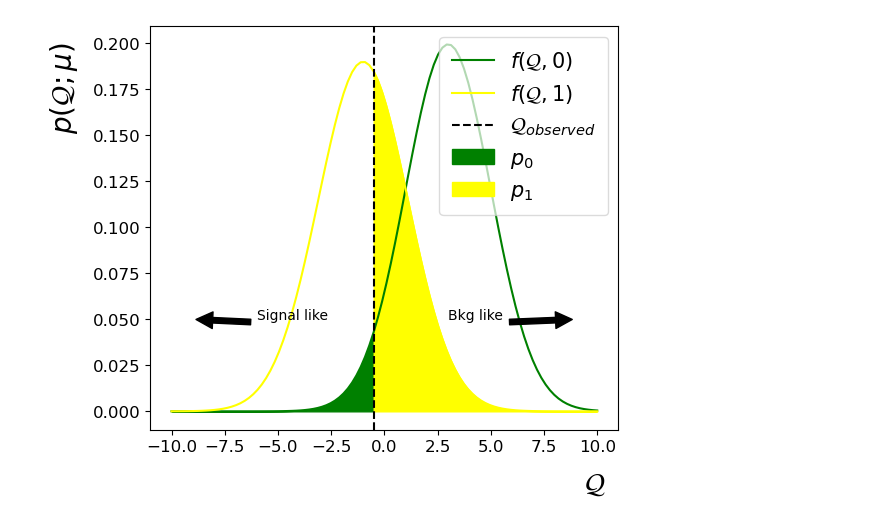
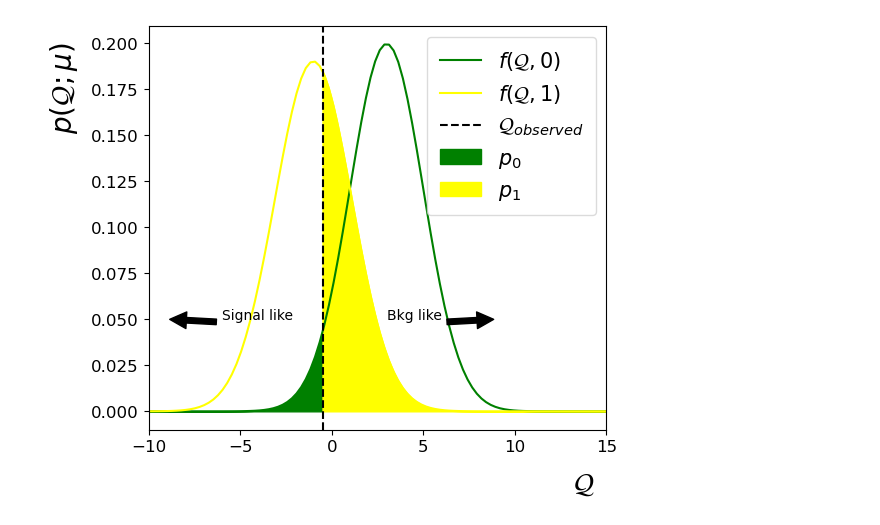
Before and after one commit to asegura4488/StatsHEP, a Jupyter notebook: Graficas/LEPgrafica.ipynb, the cells around one changed output. Drawn from its saved outputs; the diff is of its cells as text; code cells hidden in the pictures.

```diff
--- a/Graficas/LEPgrafica.ipynb
+++ b/Graficas/LEPgrafica.ipynb
@@ -25,7 +25,7 @@ plt.rcParams['legend.markerscale'] = 1.5
 plt.rcParams['legend.borderpad'] = 0.6
 plt.rcParams['legend.framealpha'] = 0.7
 # %%
-x = np.linspace(-10,10,100)
+x = np.linspace(-10,15,100)
 y0 = norm.pdf(x,loc = 3, scale=2)
 y1 = norm.pdf(x,loc = -1, scale=2.1)
 QObs = -0.5
@@ -44,32 +44,32 @@ p1scan = np.linspace(QObs,x[-1],100)
 ax.fill_between(p1scan,0,norm.pdf(p1scan,loc = -1, scale=2.1),color='yellow',label=r'$p_{1}$')
 
 ax.set_xlabel(r'$\mathcal{Q}$')
 ax.xaxis.set_label_coords(0.95,-0.1)
-#ax.set_xlim(x[0],x[-1])
+ax.set_xlim(x[0],x[-1])
 
 # Label Y
 ax.set_ylabel(r'$p(\mathcal{Q};\mu)$')
 ax.yaxis.set_label_coords(-0.15,0.85)
 #ax.set_ylim(np.min(y),np.max(y))
 
 #ax.set_yscale('log')
 
 # Tickers
 ax.tick_params(axis='both', which='major', labelsize=12)
 
 plt.annotate('Signal like', xy=(-9, 0.05), xytext=(-6, 0.05),
              arrowprops=dict(facecolor='black', shrink=0.05))
 plt.annotate('Bkg like', xy=(9, 0.05), xytext=(3, 0.05),
              arrowprops=dict(facecolor='black', shrink=0.05))
 
 
 # Ajustar los márgenes automáticamente
 plt.tight_layout()
 
 #Legend
 ax.legend(loc='upper right',bbox_to_anchor=(1,1),ncol=1,title='')
 
 # Saving figure
 plt.savefig('LEP_estimator.pdf')
 # %% [output]
-[figure, old version]
+[figure, new version]
```
Also changed, not shown: 2 other files.
